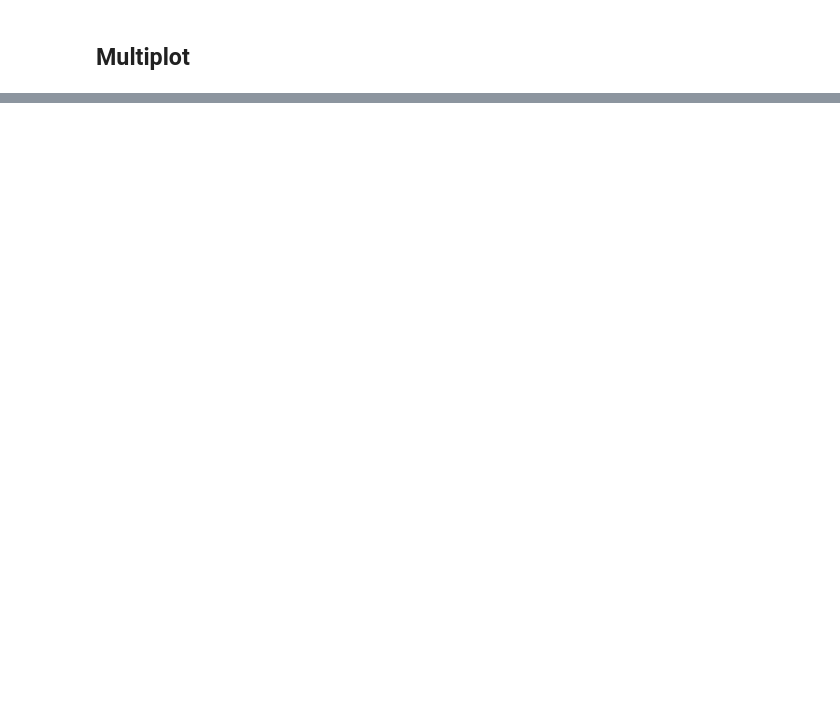
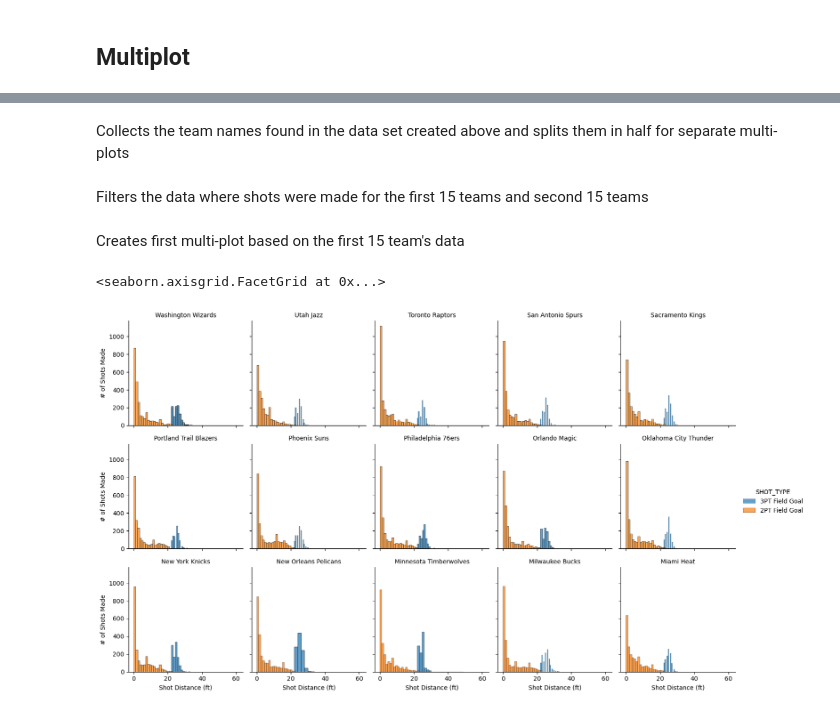
Before and after one commit to mathewh22/seaborn_lightning_talk, a Jupyter notebook: demo.ipynb, the cells around one changed output, grey strips where cells are left out. Cells and saved outputs as stored; diff of their text form; code cells hidden in the pictures; blank space fills up the shorter version.

```diff
--- a/demo.ipynb
+++ b/demo.ipynb
@@ -139,0 +141,37 @@ plt.show()
+# %%
+shots_made = data[data['SHOT_MADE'] == True]
+# %% [markdown]
+Collects the team names found in the data set created above and splits them in half for separate multi-plots
+# %%
+unique_teams = shots_made['TEAM_NAME'].unique()
+
+first_15_teams = unique_teams[:15]
+second_15_teams = unique_teams[15:30]
+# %% [markdown]
+Filters the data where shots were made for the first 15 teams and second 15 teams
+# %%
+first_15_data = shots_made[shots_made['TEAM_NAME'].isin(first_15_teams)]
+
+second_15_data = shots_made[shots_made['TEAM_NAME'].isin(second_15_teams)]
+# %% [markdown]
+Creates first multi-plot based on the first 15 team's data
+# %%
+# creates the FacetGrid, faceting by team and using shot type as hue
+g1 = sns.FacetGrid(first_15_data, col="TEAM_NAME", hue="SHOT_TYPE", col_wrap=5, height=3)
+
+# map a histogram plot for shot distance
+g1.map(sns.histplot, "SHOT_DISTANCE", bins=20, alpha=0.7)
+
+# adds a legend to show shot types based on hue parameter
+g1.add_legend()
+
+# sets axis labels
+g1.set_axis_labels("Shot Distance (ft)", "# of Shots Made")
+
+# sets the label of each plot by team name
+g1.set_titles("{col_name}")
+
+g1
+# %% [output]
+<seaborn.axisgrid.FacetGrid at 0x...>
+[figure, added]
```
Also changed, not shown: parts of 6 cells of this notebook.
